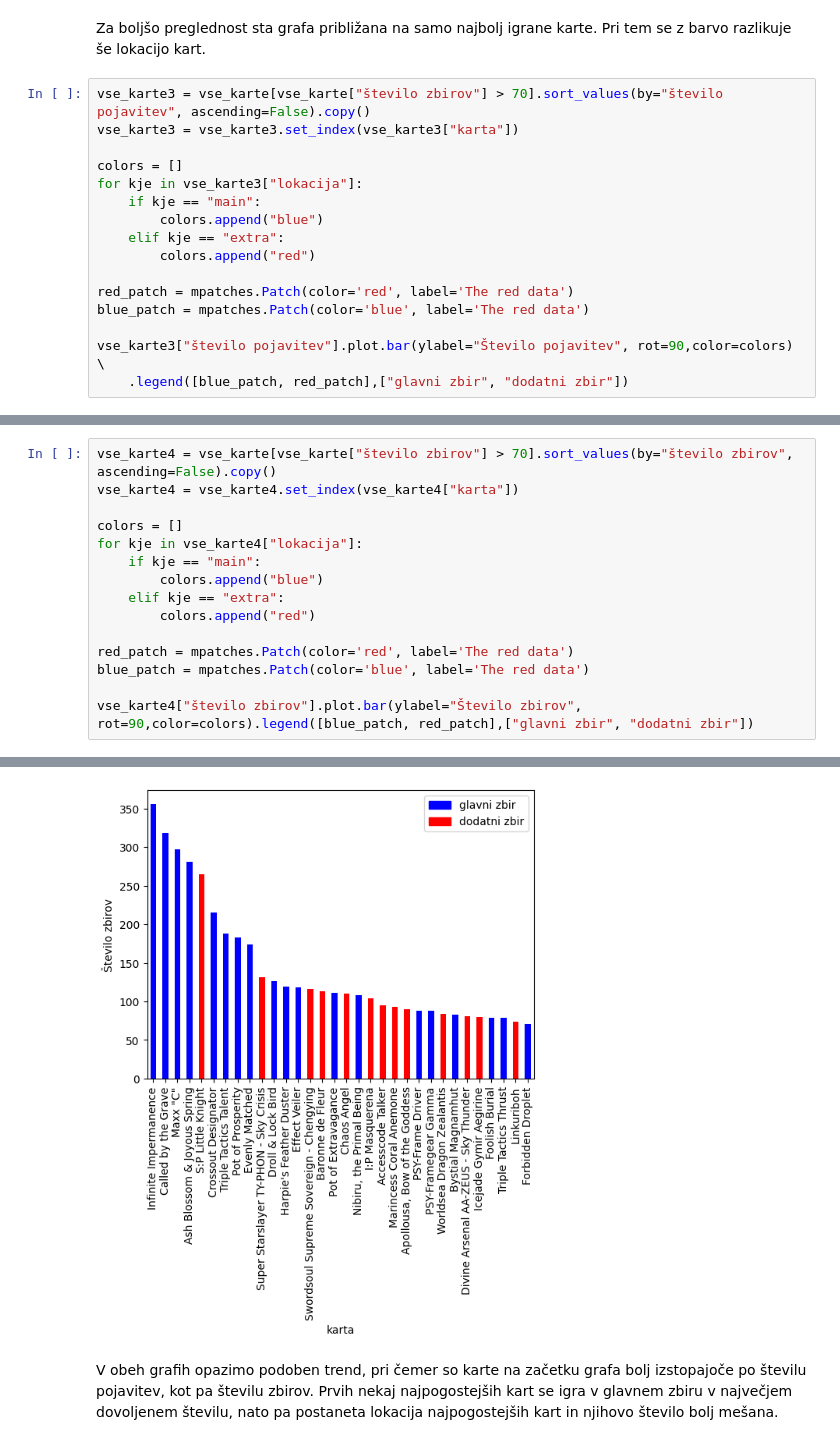
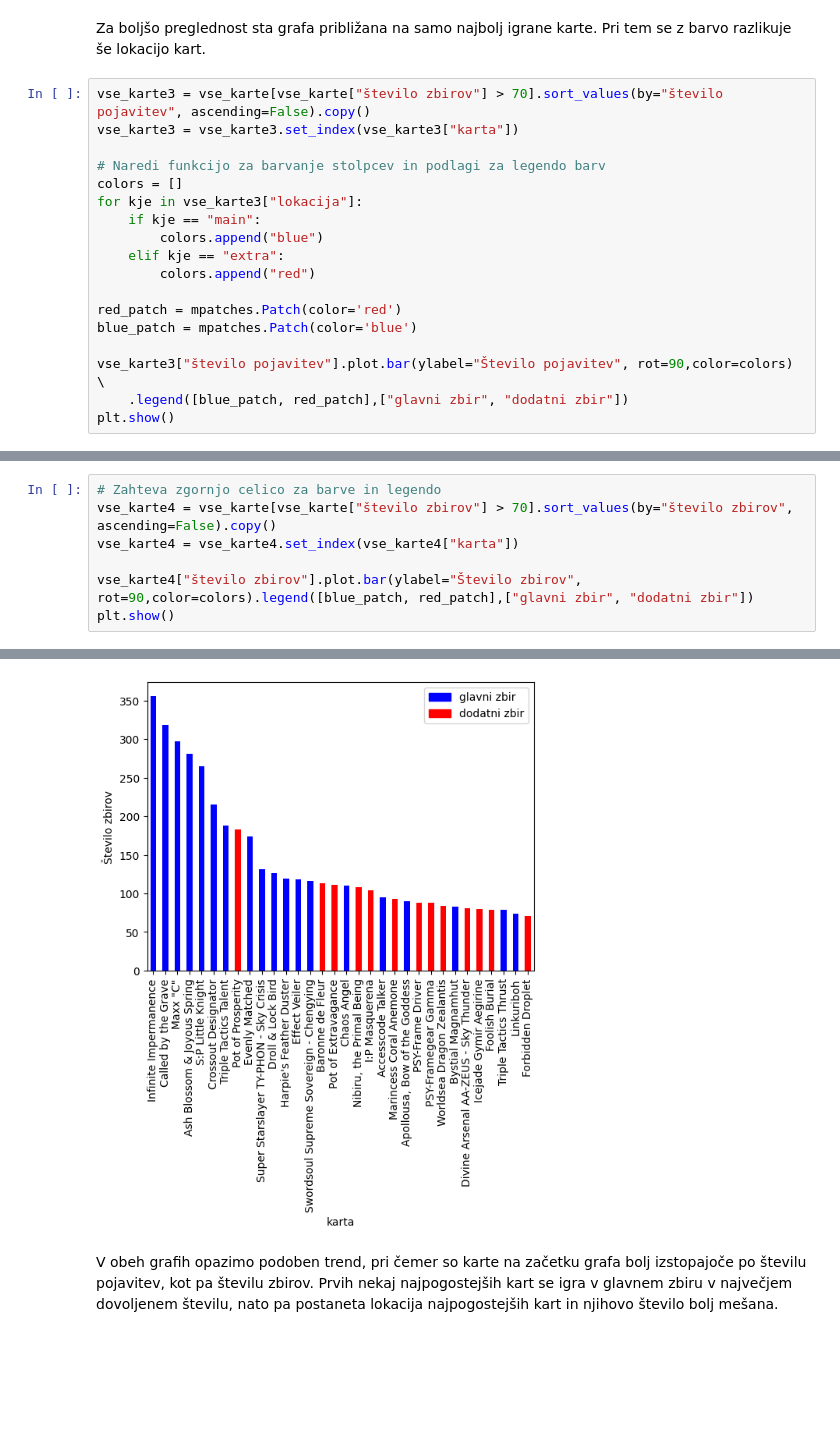
Before and after one commit to MatevzJausovec/Uvod-v-programiranje---Projektna-naloga, a Jupyter notebook: predstavitev.ipynb, the cells around one changed output, grey strips where cells are left out. Drawn from its saved outputs; the diff is of its cells as text; blank space fills up the shorter version.

```diff
--- a/predstavitev.ipynb
+++ b/predstavitev.ipynb
@@ -252,6 +254,7 @@ Za boljšo preglednost sta grafa približana na samo najbolj igrane karte. Pri t
 vse_karte3 = vse_karte[vse_karte["število zbirov"] > 70].sort_values(by="število pojavitev", ascending=False).copy()
 vse_karte3 = vse_karte3.set_index(vse_karte3["karta"])
 
+# Naredi funkcijo za barvanje stolpcev in podlagi za legendo barv
 colors = []
 for kje in vse_karte3["lokacija"]:
     if kje == "main":
@@ -259,9 +262,10 @@ for kje in vse_karte3["lokacija"]:
     elif kje == "extra":
         colors.append("red")
 
-red_patch = mpatches.Patch(color='red', label='The red data')
-blue_patch = mpatches.Patch(color='blue', label='The red data')
+red_patch = mpatches.Patch(color='red')
+blue_patch = mpatches.Patch(color='blue')
 
 vse_karte3["število pojavitev"].plot.bar(ylabel="Število pojavitev", rot=90,color=colors) \
     .legend([blue_patch, red_patch],["glavni zbir", "dodatni zbir"])
+plt.show()
 # %% [output]
@@ -269,17 +272,9 @@ vse_karte3["število pojavitev"].plot.bar(ylabel="Število pojavitev", rot=90,co
 [figure]
 # %%
+# Zahteva zgornjo celico za barve in legendo
 vse_karte4 = vse_karte[vse_karte["število zbirov"] > 70].sort_values(by="število zbirov", ascending=False).copy()
 vse_karte4 = vse_karte4.set_index(vse_karte4["karta"])
 
-colors = []
-for kje in vse_karte4["lokacija"]:
-    if kje == "main":
-        colors.append("blue")
-    elif kje == "extra":
-        colors.append("red")
-
-red_patch = mpatches.Patch(color='red', label='The red data')
-blue_patch = mpatches.Patch(color='blue', label='The red data')
-
 vse_karte4["število zbirov"].plot.bar(ylabel="Število zbirov", rot=90,color=colors).legend([blue_patch, red_patch],["glavni zbir", "dodatni zbir"])
+plt.show()
 # %% [output]
@@ -287,4 +281,4 @@ vse_karte4["število zbirov"].plot.bar(ylabel="Število zbirov", rot=90,color=co
-[figure, old version]
+[figure, new version]
 # %% [markdown]
 V obeh grafih opazimo podoben trend, pri čemer so karte na začetku grafa bolj izstopajoče po številu pojavitev, kot pa številu zbirov. Prvih nekaj najpogostejših kart se igra v glavnem zbiru v največjem dovoljenem številu, nato pa postaneta lokacija najpogostejših kart in njihovo število bolj mešana.
 # %% [markdown]
```
Also changed, not shown: parts of 29 cells of this notebook, 1 other file.
